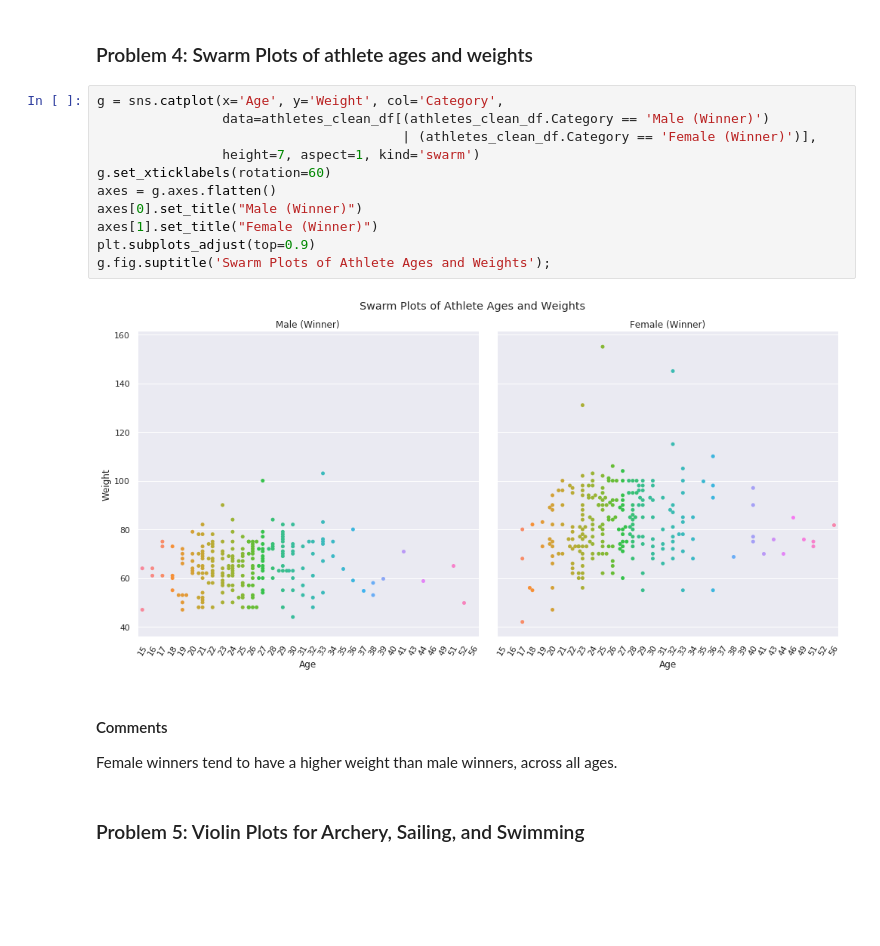
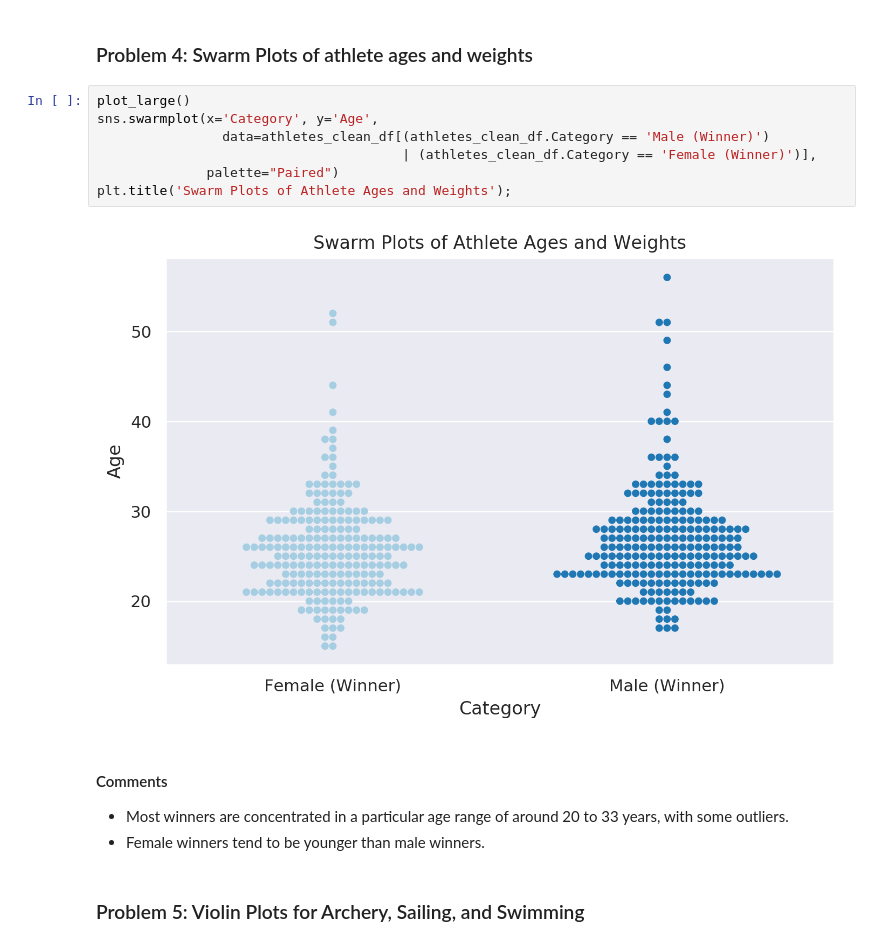
Before and after one commit to mnvsngv/cs696-bigdata, a Jupyter notebook: Midterm/Midterm.ipynb, the cells around one changed output. Cells and saved outputs as stored; diff of their text form; blank space fills up the shorter version.

```diff
--- a/Midterm/Midterm.ipynb
+++ b/Midterm/Midterm.ipynb
@@ -108,21 +108,18 @@ plt.title('Box Plots for male and female athlete winners and non-winners');
 # %% [markdown]
 ### Problem 4: Swarm Plots of athlete ages and weights
 # %%
-g = sns.catplot(x='Age', y='Weight', col='Category',
+plot_large()
+sns.swarmplot(x='Category', y='Age',
                 data=athletes_clean_df[(athletes_clean_df.Category == 'Male (Winner)')
                                        | (athletes_clean_df.Category == 'Female (Winner)')],
-                height=7, aspect=1, kind='swarm')
-g.set_xticklabels(rotation=60)
-axes = g.axes.flatten()
-axes[0].set_title("Male (Winner)")
-axes[1].set_title("Female (Winner)")
-plt.subplots_adjust(top=0.9)
-g.fig.suptitle('Swarm Plots of Athlete Ages and Weights');
+              palette="Paired")
+plt.title('Swarm Plots of Athlete Ages and Weights');
 # %% [output]
-[figure, old version]
+[figure, new version]
-# %% [markdown]
-#### Comments
-Female winners tend to have a higher weight than male winners, across all ages.
+# %% [markdown]
+#### Comments
+* Most winners are concentrated in a particular age range of around 20 to 33 years, with some outliers.
+* Female winners tend to be younger than male winners.
 # %% [markdown]
 ### Problem 5: Violin Plots for Archery, Sailing, and Swimming
 # %%
```
Also changed, not shown: parts of 11 cells of this notebook.
